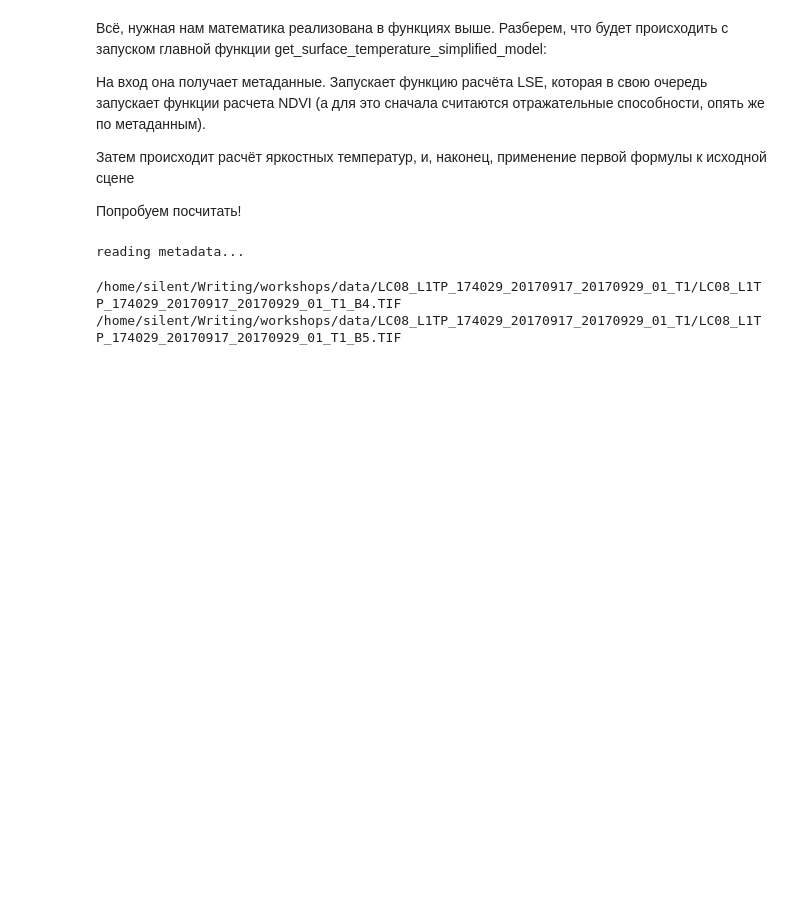
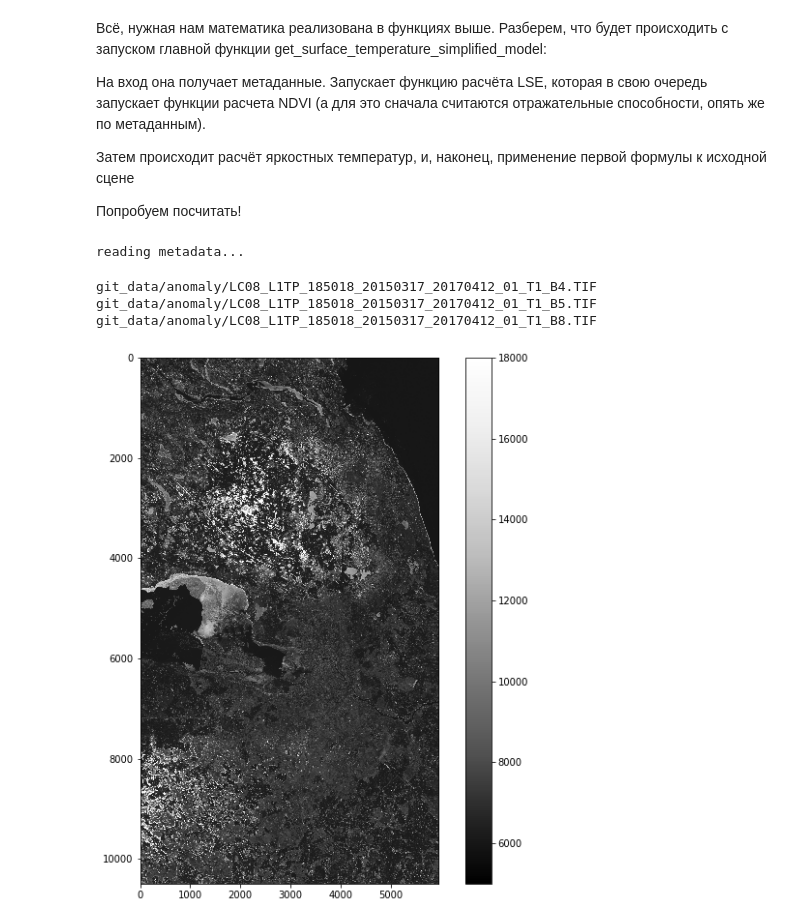
Before and after one commit to eduard-kazakov/SCGIS_RS_Workshop_2017, a Jupyter notebook: SCGIS_workshop_part4.ipynb, the cells around one changed output. Cells and saved outputs as stored; diff of their text form; code cells hidden in the pictures; blank space fills up the shorter version.

```diff
--- a/SCGIS_workshop_part4.ipynb
+++ b/SCGIS_workshop_part4.ipynb
@@ -232,13 +232,25 @@ def get_surface_temperature_simplified_model (metadata):
 Затем происходит расчёт яркостных температур, и, наконец, применение первой формулы к исходной сцене
 
 Попробуем посчитать!
-# %%
-metadata = LandsatMetadata('/home/silent/Writing/workshops/data/LC08_L1TP_174029_20170917_20170929_01_T1/LC08_L1TP_174029_20170917_20170929_01_T1_MTL.txt','Landsat_8')
-# %% [output]
-reading metadata...
+# %%
+metadata = LandsatMetadata('git_data/anomaly/LC08_L1TP_185018_20150317_20170412_01_T1_MTL.txt','Landsat_8')
+# %% [output]
+reading metadata...
 # %%
 print metadata.red_channel_path
 print metadata.nir_channel_path
+print metadata.pan_channel_path
 # %% [output]
-/home/silent/Writing/workshops/data/LC08_L1TP_174029_20170917_20170929_01_T1/LC08_L1TP_174029_20170917_20170929_01_T1_B4.TIF
-/home/silent/Writing/workshops/data/LC08_L1TP_174029_20170917_20170929_01_T1/LC08_L1TP_174029_20170917_20170929_01_T1_B5.TIF
+git_data/anomaly/LC08_L1TP_185018_20150317_20170412_01_T1_B4.TIF
+git_data/anomaly/LC08_L1TP_185018_20150317_20170412_01_T1_B5.TIF
+git_data/anomaly/LC08_L1TP_185018_20150317_20170412_01_T1_B8.TIF
+# %%
+pan = gdal.Open(metadata.pan_channel_path)
+pan_array = pan.GetRasterBand(1).ReadAsArray()
+
+#print pan_array
+plt.imshow(pan_array,cmap='Greys_r',vmin=5000,vmax=18000)
+plt.colorbar()
+plt.show()
+# %% [output]
+[figure, added]
```
Also changed, not shown: parts of 27 cells of this notebook, 6 other files.
